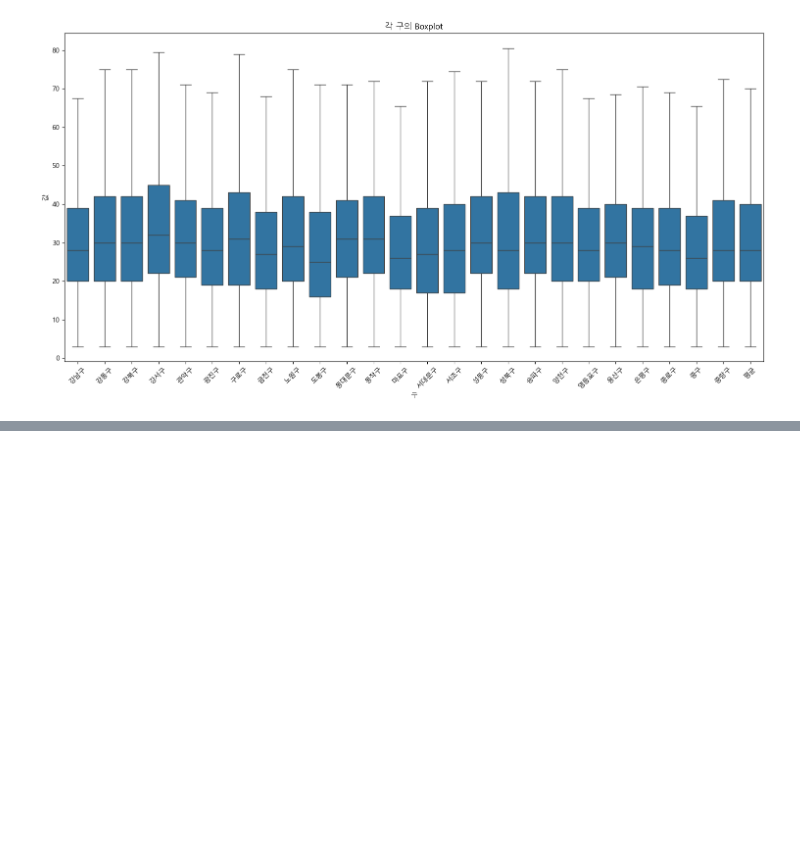
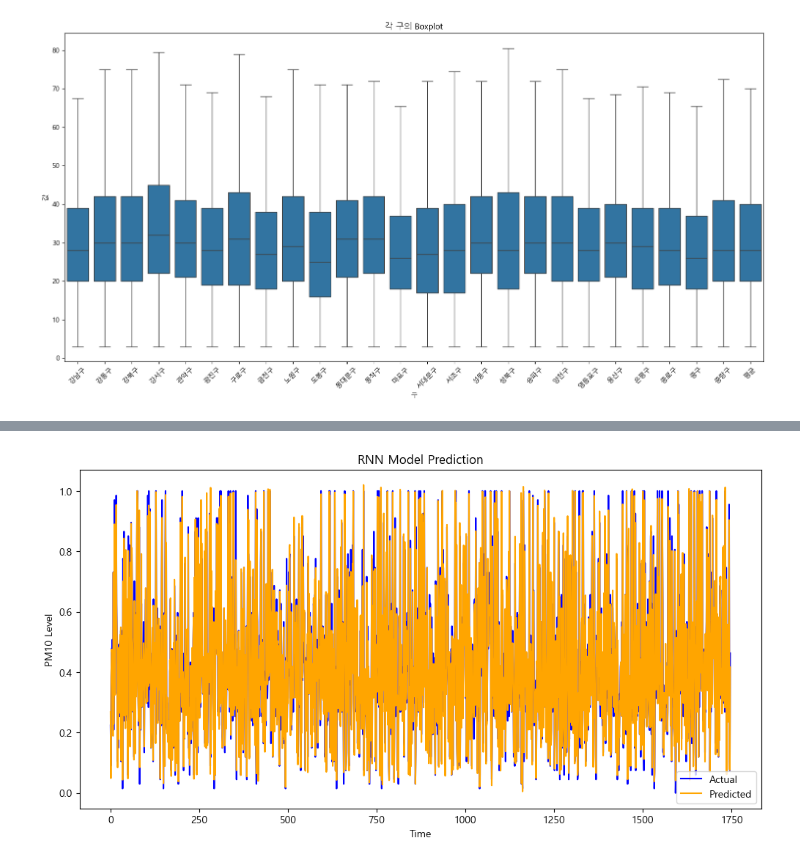
Before and after one commit to 98jiyong/AIProject, a Jupyter notebook: 20250109_dust.ipynb, the cells around one changed output, grey strips where cells are left out. Drawn from its saved outputs; the diff is of its cells as text; code cells hidden in the pictures; blank space fills up the shorter version.

```diff
--- a/20250109_dust.ipynb
+++ b/20250109_dust.ipynb
@@ -222,0 +246,28 @@ plt.show()
+# %%
+# 데이터 분할
+X_train, X_test, y_train, y_test = train_test_split(X, y, test_size=0.2, random_state=42)
+# %%
+# 모델 정의 함수
+def create_model(model_type='LSTM'):
+  model = Sequential()
+  if model_type == 'LSTM':
+    model.add(LSTM(50, return_sequences=True, input_shape=(X_train.shape[1], X_train.shape[2])))
+    model.add(Dropout(0.2))
+    model.add(LSTM(50, return_sequences=False))
+  elif model_type == 'GRU':
+    model.add(GRU(50, return_sequences=True, input_shape=(X_train.shape[1], X_train.shape[2])))
+    model.add(Dropout(0.2))
+    model.add(GRU(50, return_sequences=False))
+  elif model_type == 'RNN':
+    model.add(SimpleRNN(50, return_sequences=True, input_shape=(X_train.shape[1], X_train.shape[2])))
+    model.add(Dropout(0.2))
+    model.add(SimpleRNN(50, return_sequences=False))
+
+  model.add(Dense(1))  # 예측할 값의 크기
+  model.compile(optimizer='adam', loss='mean_squared_error')
+  return model
+# %%
+# RNN 훈련
+model_rnn = create_model('RNN')
+early_stopping = EarlyStopping(monitor='val_loss', patience=10, restore_best_weights=True)
+history_rnn = model_rnn.fit(X_train, y_train, epochs=50, batch_size=32, validation_split=0.2, callbacks=[early_stopping])
@@ -222,0 +339,5 @@ plt.show()
+# %%
+# 예측 (RNN, LSTM, GRU)
+y_pred_rnn = model_rnn.predict(X_test)
+y_pred_lstm = model_lstm.predict(X_test)
+y_pred_gru = model_gru.predict(X_test)
@@ -222,0 +348,12 @@ plt.show()
+# %%
+# 결과 시각화 (RNN)
+plt.figure(figsize=(12, 6))
+plt.plot(y_test, label='Actual', color='blue')
+plt.plot(y_pred_rnn, label='Predicted', color='orange')
+plt.title('RNN Model Prediction')
+plt.xlabel('Time')
+plt.ylabel('PM10 Level')
+plt.legend()
+plt.show()
+# %% [output]
+[figure, added]
```
Also changed, not shown: parts of 17 cells of this notebook, 6 other files.
